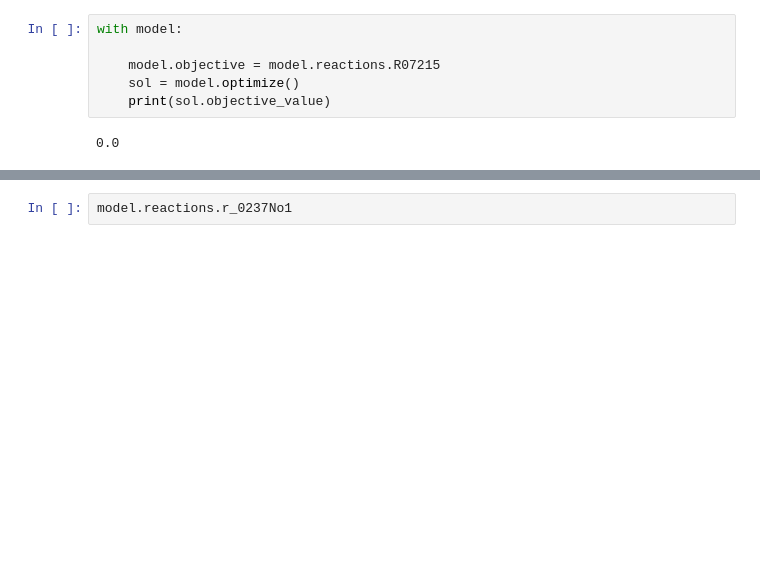
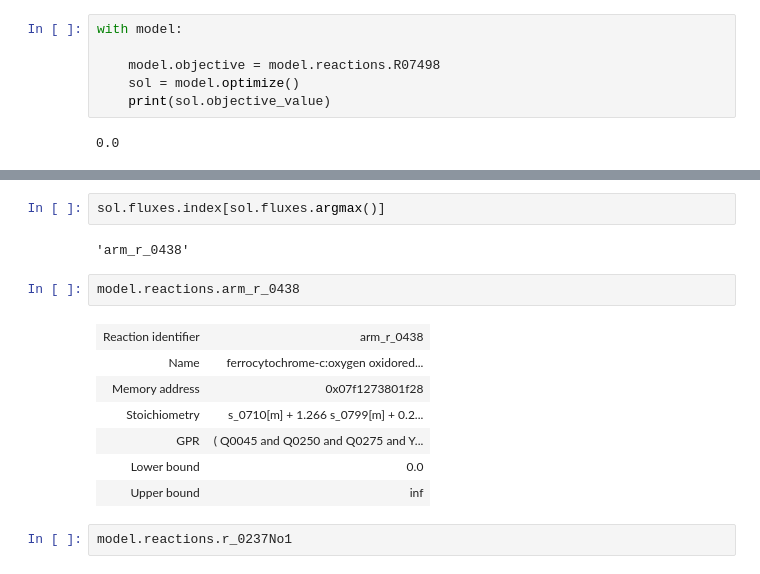
Before and after one commit to 27410/27410-2020-group-project-group-14-vitamin-d-production, a Jupyter notebook: Report.ipynb, the cells around one changed output, grey strips where cells are left out. Drawn from its saved outputs; the diff is of its cells as text; blank space fills up the shorter version.

```diff
--- a/Report.ipynb
+++ b/Report.ipynb
@@ -298,7 +329,7 @@ with model:
 # %%
 with model:
 
-    model.objective = model.reactions.R07215
+    model.objective = model.reactions.R07498
     sol = model.optimize()
     print(sol.objective_value)
 # %% [output]
@@ -320,6 +351,20 @@ Optimal solution with objective value 0.000
 | R07215 | 0.000000 | 0.0 |
 | DM_7-Dehydrocholesterol_c | -0.000000 | 0.0 |
 8148 rows × 2 columns
+# %%
+sol.fluxes.index[sol.fluxes.argmax()]
+# %% [output]
+'arm_r_0438'
+# %%
+model.reactions.arm_r_0438
+# %% [output]
+| Reaction identifier | arm_r_0438 |
+| Name | ferrocytochrome-c:oxygen oxidored... |
+| Memory address | 0x07f1273801f28 |
+| Stoichiometry | s_0710[m] + 1.266 s_0799[m] + 0.2... |
+| GPR | ( Q0045 and Q0250 and Q0275 and Y... |
+| Lower bound | 0.0 |
+| Upper bound | inf |
 # %%
 model.reactions.r_0237No1
 # %% [output]
```
Also changed, not shown: parts of 9 cells of this notebook.
